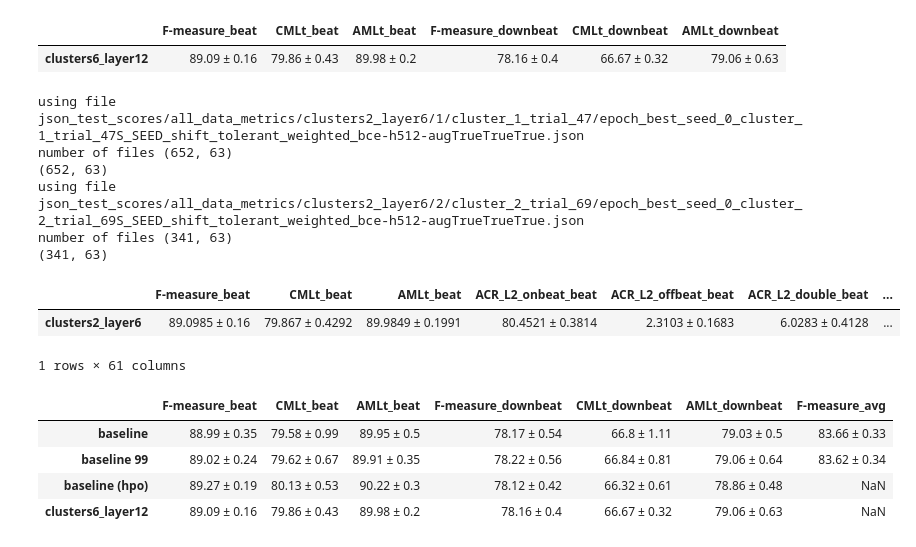
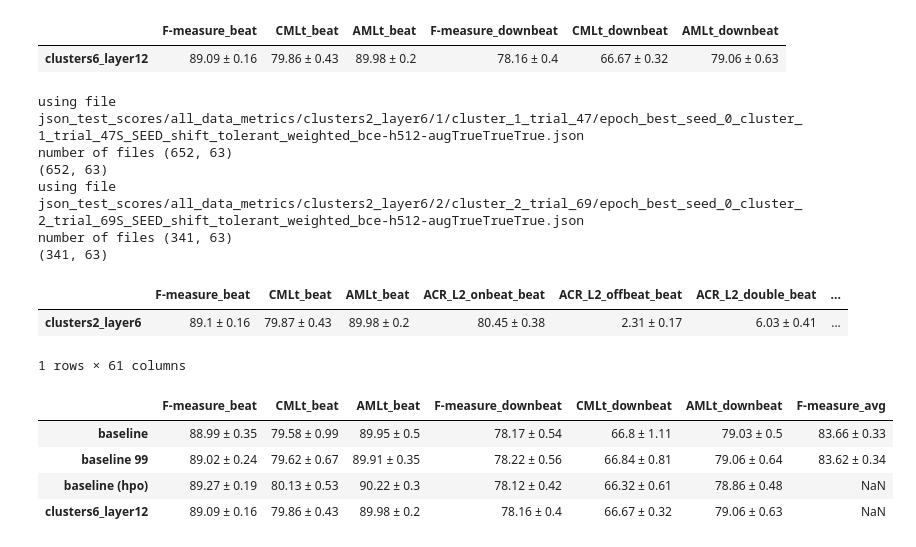
Before and after one commit to PulyaPolya/beat_this, a Jupyter notebook: results_evaluation.ipynb, the cells around one changed output. Drawn from its saved outputs; the diff is of its cells as text; code cells hidden in the pictures.

```diff
--- a/results_evaluation.ipynb
+++ b/results_evaluation.ipynb
@@ -4145,31 +4481,31 @@ best-seed0-beat-epoch=21-val_F-measure_beat=0.8932_orig.json
 # %%
 seeds = [0,1,2,3,4,5,6,7,8,9] #1, 2,3,4
 names =["baseline_hpo_trial_12_best", "cluster_1_trial_47", "cluster_2_trial_69"]
 json_path = "json_test_scores"
 # df_seeds_mean, df_seeds_std, df_final_baseline = get_total_results_new(seeds = seeds, json_val_path = json_path,
 #                                                                        full = True, names = names, decimals=4 ) #rename_columns="baseline"
 df_seeds_mean, df_seeds_std, df_final_clusters4_layer4 = get_total_results_new(seeds = seeds, json_val_path = json_path,
-         layer = 6, clusters = 2, names = names,  df_path="data_cluster_assignments/df_hard_6_2clusters_new.csv", decimals=4,
+         layer = 6, clusters = 2, names = names,  df_path="data_cluster_assignments/df_hard_6_2clusters_new.csv", decimals=2,
           subfolders=["all_data_metrics", "all_data_metrics"] )
 configs = {
     "clusters2_layer6": df_final_clusters4_layer4,
 
     #"baseline": df_final_baseline
 }
 final_df_2 = pd.DataFrame(configs).T
 # #final_df["F1average"] = final_df[["F-measure_beat","F-measure_downbeat"]].mean(axis=1).round(3).astype(str)
 final_df_2 = remove_cemgil(final_df_2)
 #diff_vs_baseline = get_baseliine_diff (final_df , num_trials=1)
 final_df_2
 # %% [output]
 using file   json_test_scores/all_data_metrics/clusters2_layer6/1/cluster_1_trial_47/epoch_best_seed_0_cluster_1_trial_47S_SEED_shift_tolerant_weighted_bce-h512-augTrueTrueTrue.json
 number of files (652, 63)
 (652, 63)
 using file   json_test_scores/all_data_metrics/clusters2_layer6/2/cluster_2_trial_69/epoch_best_seed_0_cluster_2_trial_69S_SEED_shift_tolerant_weighted_bce-h512-augTrueTrueTrue.json
 number of files (341, 63)
 (341, 63)
 |  | F-measure_beat | CMLt_beat | AMLt_beat | ACR_L2_onbeat_beat | ACR_L2_offbeat_beat | ACR_L2_double_beat | ... |
-| clusters2_layer6 | 89.0985 ± 0.16 | 79.867 ± 0.4292 | 89.9849 ± 0.1991 | 80.4521 ± 0.3814 | 2.3103 ± 0.1683 | 6.0283 ± 0.4128 | ... |
+| clusters2_layer6 | 89.1 ± 0.16 | 79.87 ± 0.43 | 89.98 ± 0.2 | 80.45 ± 0.38 | 2.31 ± 0.17 | 6.03 ± 0.41 | ... |
 1 rows × 61 columns
 # %%
 df = pd.concat([final_df, final_df_99, final_df_hpo, final_df_2], axis = 0) # val set
```
Also changed, not shown: parts of 39 cells of this notebook, 1 other file.
